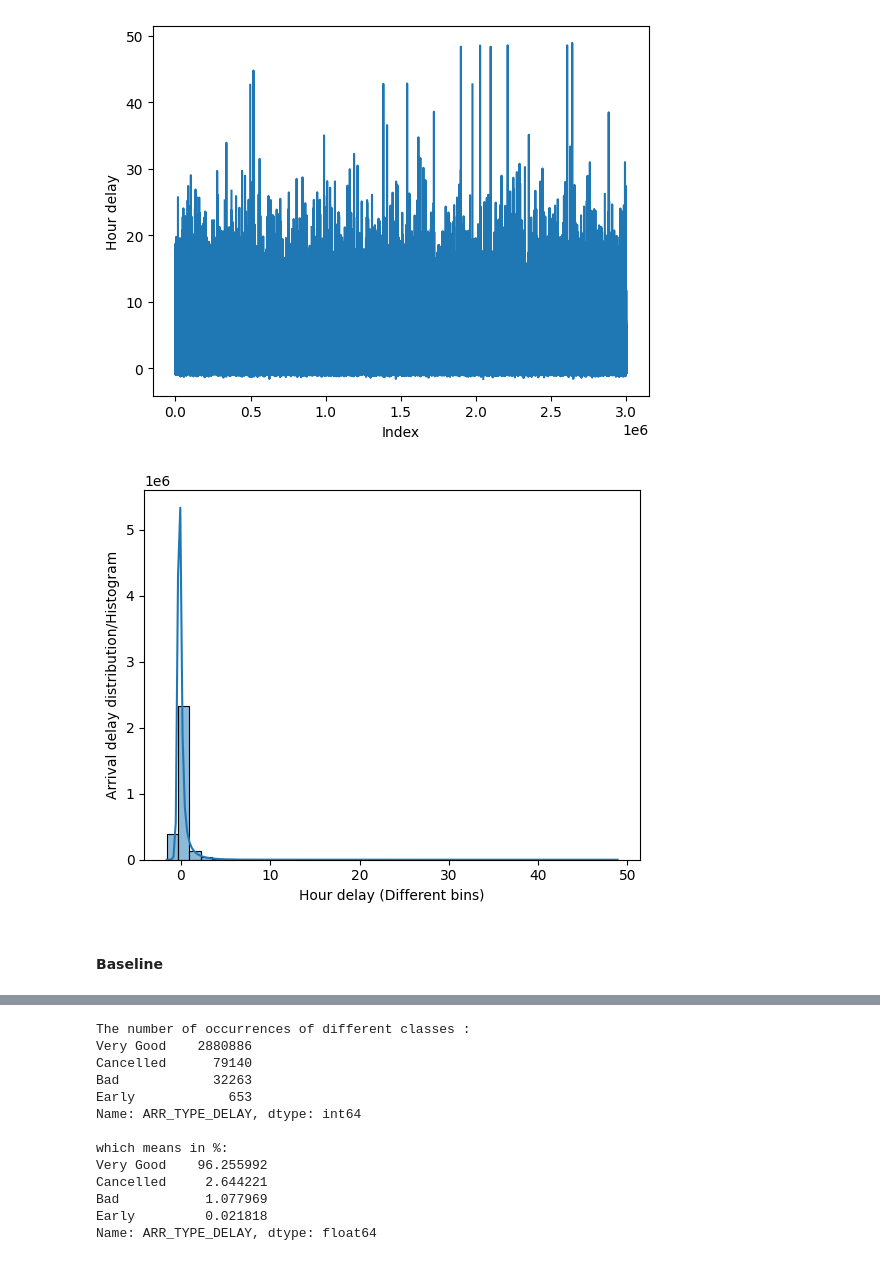
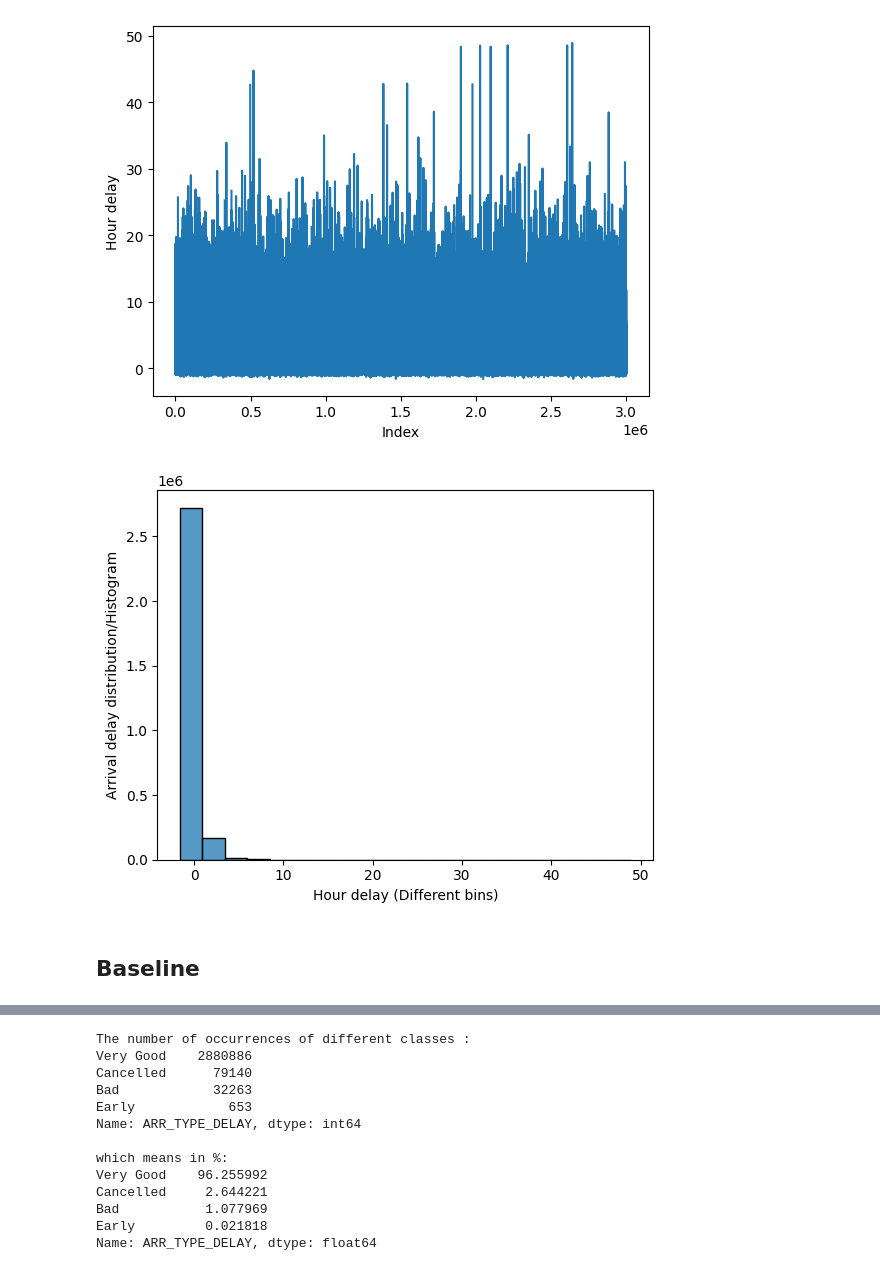
Before and after one commit to MBalogogGLemuel/Balogogg-portfolio.github.io, a Jupyter notebook: pages/FlightsDelaysandCancellation/2- Model.ipynb, the cells around one changed output, grey strips where cells are left out. Saved outputs shown, nothing was run; the diff lists cells and outputs as text; code cells hidden in the pictures.

Commit message:
Flights Dataset upload

```diff
--- a/pages/FlightsDelaysandCancellation/2- Model.ipynb
+++ b/pages/FlightsDelaysandCancellation/2- Model.ipynb
@@ -27,9 +27,11 @@ pd.set_option("display.max_columns", 999)
 # %%
 # Load data
 
-file_dataset = f"Dataset"
+# curl -o https://drive.google.com/file/d/1hAQvu2Z5xo5sdJOgxOP704bnnMY7hlbV/view?usp=drive_link
+
+file_dataset = f"C:/Users/georg/Desktop/Hec/Hiver 2024/Ma prise de notes/4- ML 1/Projet/Dataset/"
 file = "flights_sample_3m.csv"
-path_dir = f"{file_dataset}\{file}"
+path_dir = f"{file_dataset}/{file}"
 
 df = pd.read_csv(path_dir)
 
@@ -45,13 +47,13 @@ display(df.head(3))
 <Axes: xlabel='Index', ylabel='Hour delay'>
 [figure]
 # %%
-sns.histplot(df['ARR_DELAY']/60, bins=40, kde=True)
+sns.histplot(df['ARR_DELAY']/60, bins=20) # , kde=True
 plt.ylabel('Arrival delay distribution/Histogram')
 plt.xlabel('Hour delay (Different bins)')
 plt.show()
 # %% [output]
-[figure, old version]
+[figure, new version]
 # %% [markdown]
-#### Baseline
+## **Baseline**
 # %%
 ## Transformation of "CANCELLED" variable to make the cancellation as thousands hours delayed = 100.000 min
```
Also changed, not shown: parts of 22 cells of this notebook.
